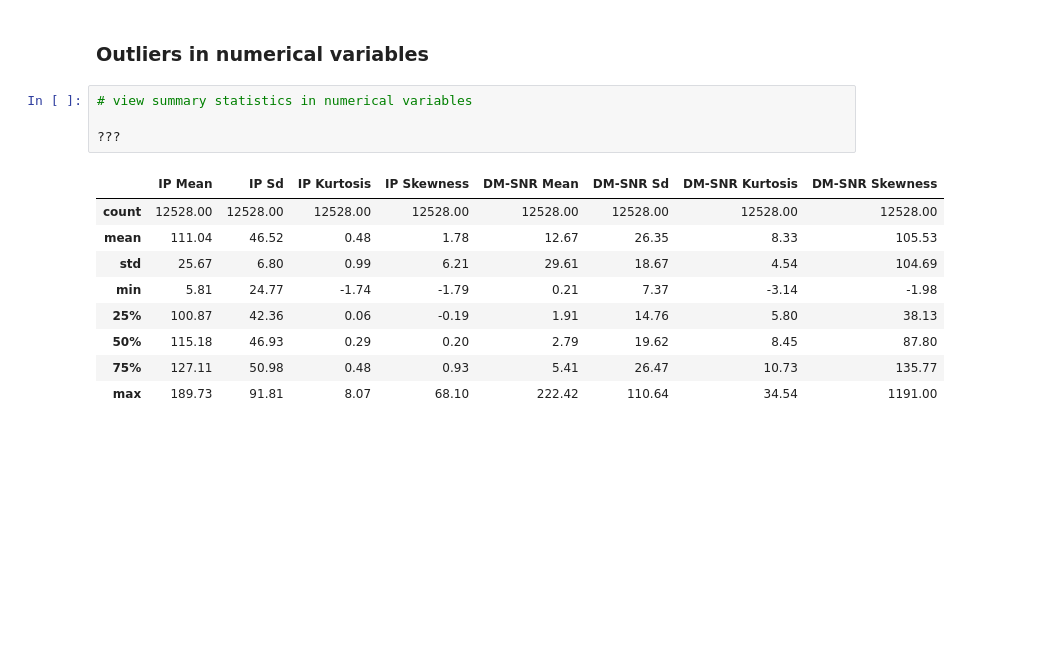
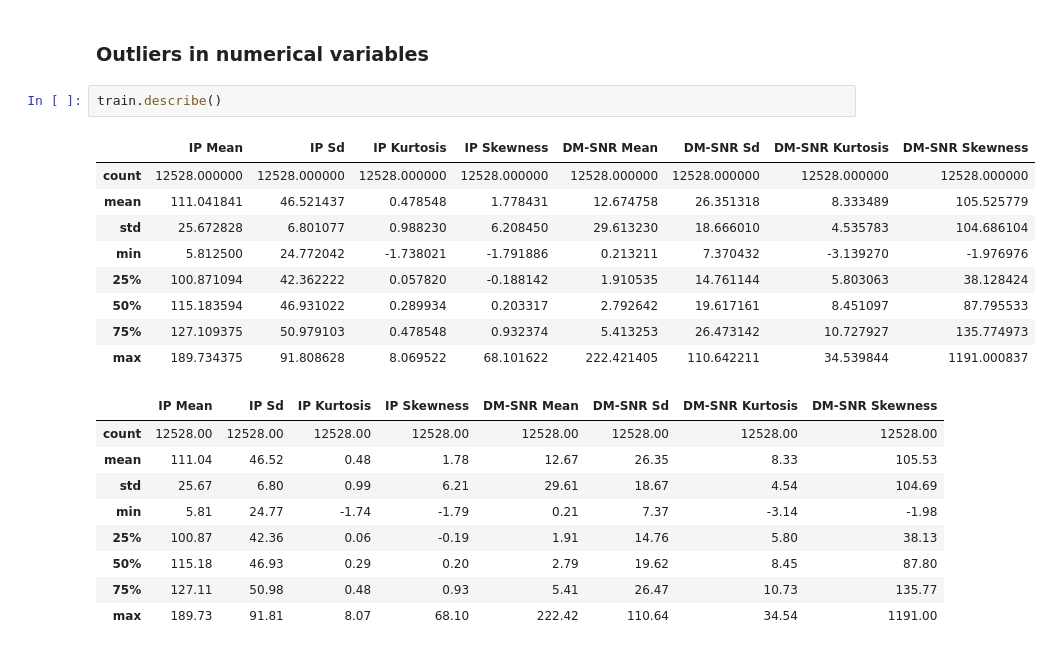
Before and after one commit to piyushpp07/DataScience, a Jupyter notebook: 22-01-19-SVM/Assignment.ipynb, the cells around one changed output. Saved outputs shown, nothing was run; the diff lists cells and outputs as text; blank space fills up the shorter version.

```diff
--- a/22-01-19-SVM/Assignment.ipynb
+++ b/22-01-19-SVM/Assignment.ipynb
@@ -423,10 +455,18 @@ Index(['IP Mean', 'IP Sd', 'IP Kurtosis', 'IP Skewness', 'DM-SNR Mean',
 - Now, There are no missing values in the dataset.
 # %% [markdown]
 ### Outliers in numerical variables
-# %%
-# view summary statistics in numerical variables
-
-???
+# %%
+train.describe()
+# %% [output]
+|  | IP Mean | IP Sd | IP Kurtosis | IP Skewness | DM-SNR Mean | DM-SNR Sd | DM-SNR Kurtosis | DM-SNR Skewness |
+| count | 12528.000000 | 12528.000000 | 12528.000000 | 12528.000000 | 12528.000000 | 12528.000000 | 12528.000000 | 12528.000000 |
+| mean | 111.041841 | 46.521437 | 0.478548 | 1.778431 | 12.674758 | 26.351318 | 8.333489 | 105.525779 |
+| std | 25.672828 | 6.801077 | 0.988230 | 6.208450 | 29.613230 | 18.666010 | 4.535783 | 104.686104 |
+| min | 5.812500 | 24.772042 | -1.738021 | -1.791886 | 0.213211 | 7.370432 | -3.139270 | -1.976976 |
+| 25% | 100.871094 | 42.362222 | 0.057820 | -0.188142 | 1.910535 | 14.761144 | 5.803063 | 38.128424 |
+| 50% | 115.183594 | 46.931022 | 0.289934 | 0.203317 | 2.792642 | 19.617161 | 8.451097 | 87.795533 |
+| 75% | 127.109375 | 50.979103 | 0.478548 | 0.932374 | 5.413253 | 26.473142 | 10.727927 | 135.774973 |
+| max | 189.734375 | 91.808628 | 8.069522 | 68.101622 | 222.421405 | 110.642211 | 34.539844 | 1191.000837 |
 # %%
 # %% [output]
 |  | IP Mean | IP Sd | IP Kurtosis | IP Skewness | DM-SNR Mean | DM-SNR Sd | DM-SNR Kurtosis | DM-SNR Skewness |
```
Also changed, not shown: parts of 38 cells of this notebook.
